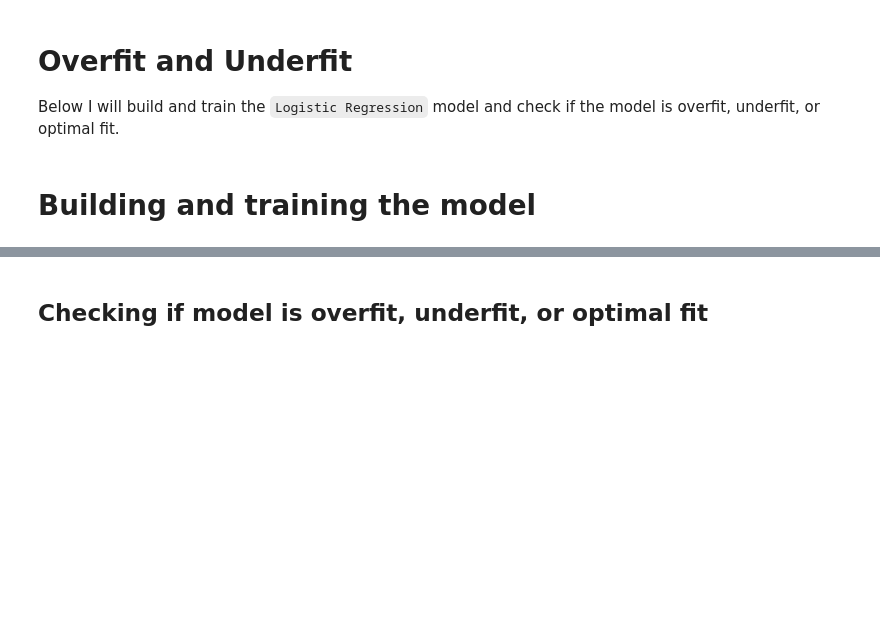
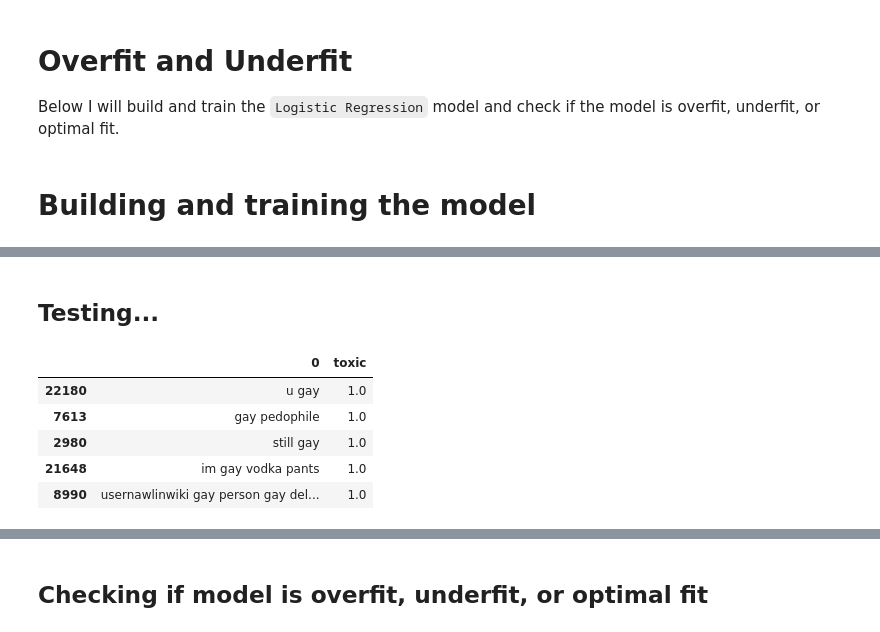
Before and after one commit to andrewgalvin/Thesis, a Jupyter notebook: research/sci-kit-learn/log_reg.ipynb, the cells around one changed output, grey strips where cells are left out. Drawn from its saved outputs; the diff is of its cells as text; code cells hidden in the pictures; blank space fills up the shorter version.

```diff
--- a/research/sci-kit-learn/log_reg.ipynb
+++ b/research/sci-kit-learn/log_reg.ipynb
@@ -273,0 +306,11 @@ for label in labels:
+# %% [markdown]
+## Testing...
+# %%
+results["toxic"]["comment_text"].sort_values("toxic", ascending=False).head()
+# %% [output]
+|  | 0 | toxic |
+| 22180 | u gay | 1.0 |
+| 7613 | gay pedophile | 1.0 |
+| 2980 | still gay | 1.0 |
+| 21648 | im gay vodka pants | 1.0 |
+| 8990 | usernawlinwiki gay person gay del... | 1.0 |
```
Also changed, not shown: parts of 10 cells of this notebook.
